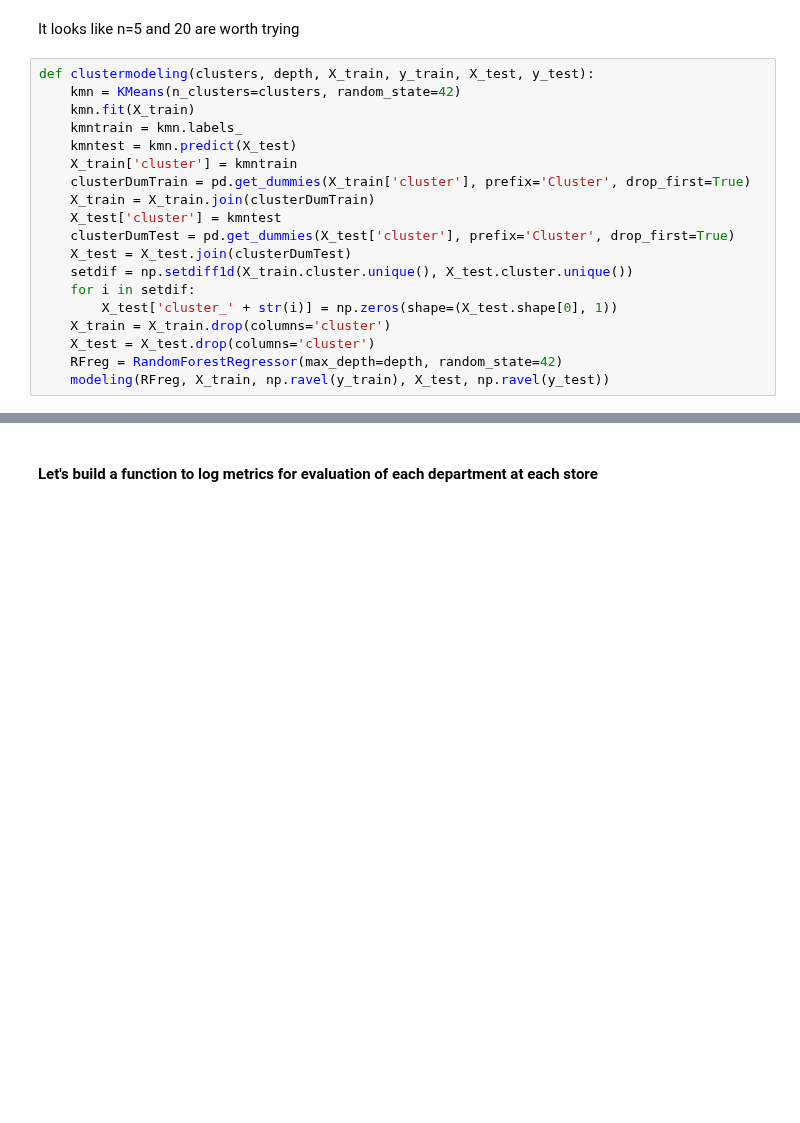
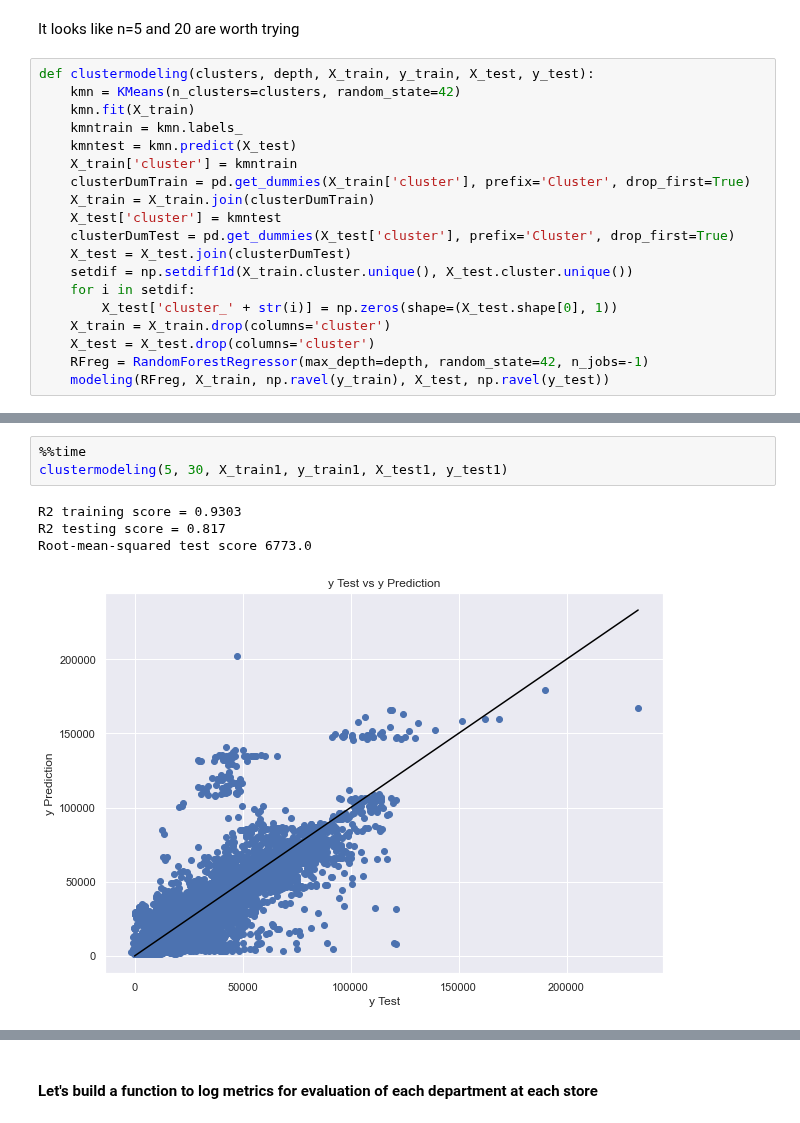
Before and after one commit to Dylan-C-Neal/capstone1-retail_forecasting, a Jupyter notebook: notebooks/C1S4-Modeling.ipynb, the cells around one changed output, grey strips where cells are left out. Saved outputs shown, nothing was run; the diff lists cells and outputs as text; blank space fills up the shorter version.

```diff
--- a/notebooks/C1S4-Modeling.ipynb
+++ b/notebooks/C1S4-Modeling.ipynb
@@ -478,7 +478,7 @@ def clustermodeling(clusters, depth, X_train, y_train, X_test, y_test):
         X_test['cluster_' + str(i)] = np.zeros(shape=(X_test.shape[0], 1))
     X_train = X_train.drop(columns='cluster')
     X_test = X_test.drop(columns='cluster')
-    RFreg = RandomForestRegressor(max_depth=depth, random_state=42)
+    RFreg = RandomForestRegressor(max_depth=depth, random_state=42, n_jobs=-1)
     modeling(RFreg, X_train, np.ravel(y_train), X_test, np.ravel(y_test))
 # %%
 %%time
@@ -494,0 +501,8 @@ clustermodeling(20, 19, X_train0, y_train0, X_test0, y_test0)
+# %%
+%%time
+clustermodeling(5, 30, X_train1, y_train1, X_test1, y_test1)
+# %% [output]
+R2 training score = 0.9303
+R2 testing score = 0.817
+Root-mean-squared test score 6773.0
+[figure, added]
```
Also changed, not shown: parts of 23 cells of this notebook.
